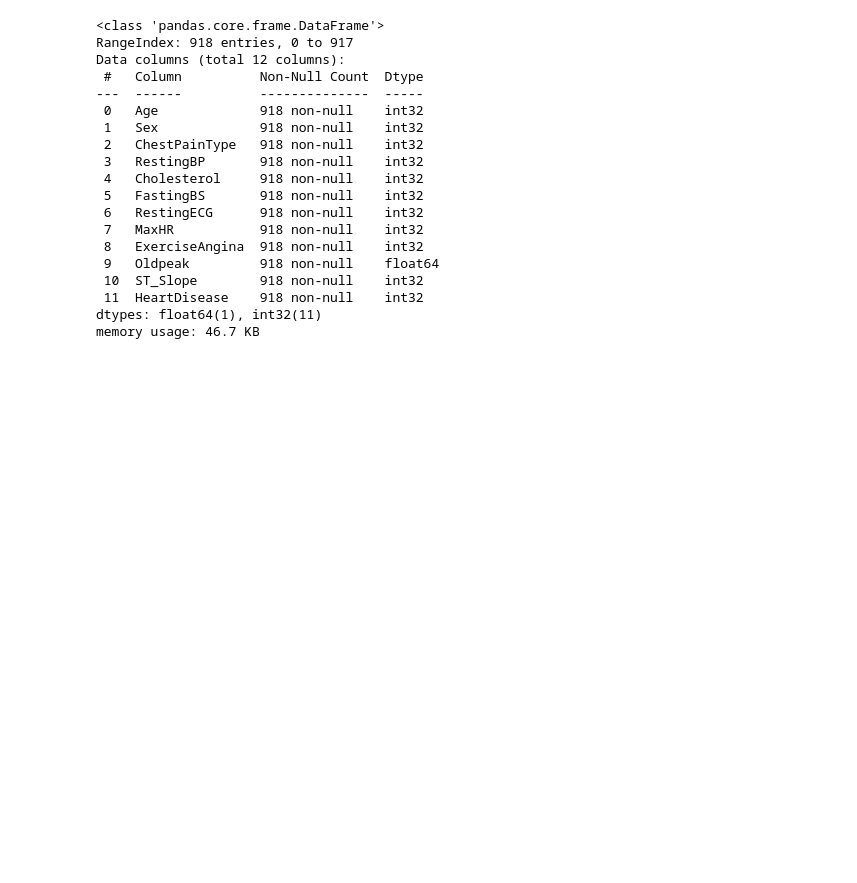
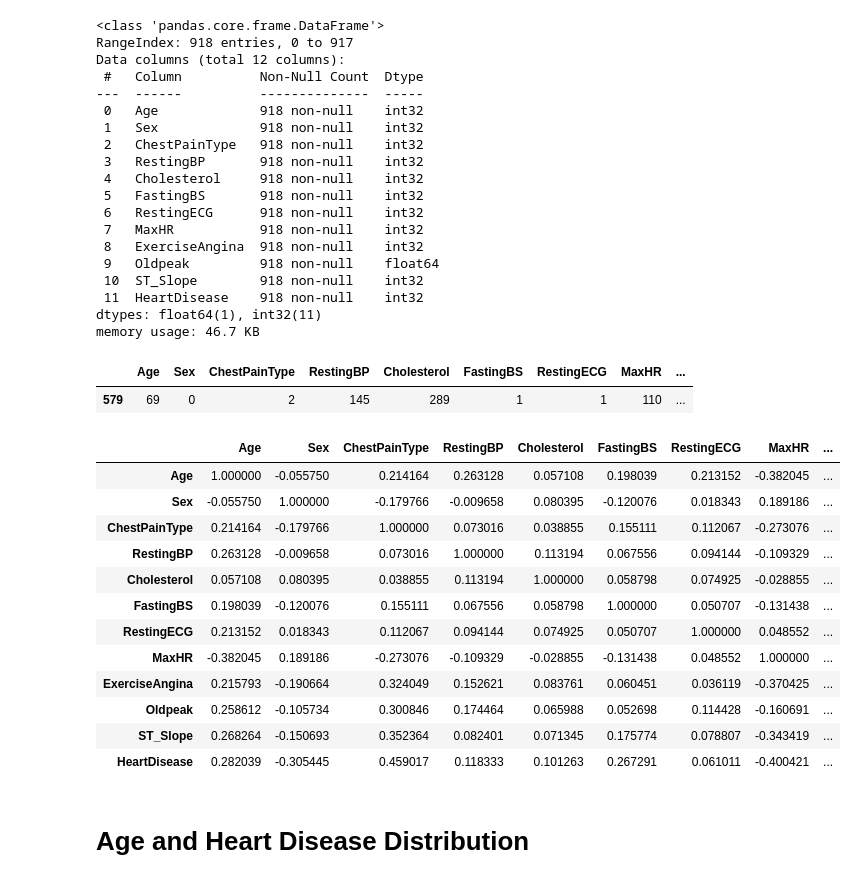
Before and after one commit to rahul22106/End-to-End-Heart-Disease-Prediction-System, a Jupyter notebook: notebook/research.ipynb, the cells around one changed output. Cells and saved outputs as stored; diff of their text form; code cells hidden in the pictures; blank space fills up the shorter version.

```diff
--- a/notebook/research.ipynb
+++ b/notebook/research.ipynb
@@ -240,0 +243,21 @@ memory usage: 46.7 KB
+# %%
+heart.sample()
+# %% [output]
+|  | Age | Sex | ChestPainType | RestingBP | Cholesterol | FastingBS | RestingECG | MaxHR | ... |
+| 579 | 69 | 0 | 2 | 145 | 289 | 1 | 1 | 110 | ... |
+# %%
+heart.corr()
+# %% [output]
+|  | Age | Sex | ChestPainType | RestingBP | Cholesterol | FastingBS | RestingECG | MaxHR | ... |
+| Age | 1.000000 | -0.055750 | 0.214164 | 0.263128 | 0.057108 | 0.198039 | 0.213152 | -0.382045 | ... |
+| Sex | -0.055750 | 1.000000 | -0.179766 | -0.009658 | 0.080395 | -0.120076 | 0.018343 | 0.189186 | ... |
+| ChestPainType | 0.214164 | -0.179766 | 1.000000 | 0.073016 | 0.038855 | 0.155111 | 0.112067 | -0.273076 | ... |
+| RestingBP | 0.263128 | -0.009658 | 0.073016 | 1.000000 | 0.113194 | 0.067556 | 0.094144 | -0.109329 | ... |
+| Cholesterol | 0.057108 | 0.080395 | 0.038855 | 0.113194 | 1.000000 | 0.058798 | 0.074925 | -0.028855 | ... |
+| FastingBS | 0.198039 | -0.120076 | 0.155111 | 0.067556 | 0.058798 | 1.000000 | 0.050707 | -0.131438 | ... |
+| RestingECG | 0.213152 | 0.018343 | 0.112067 | 0.094144 | 0.074925 | 0.050707 | 1.000000 | 0.048552 | ... |
+| MaxHR | -0.382045 | 0.189186 | -0.273076 | -0.109329 | -0.028855 | -0.131438 | 0.048552 | 1.000000 | ... |
+| ExerciseAngina | 0.215793 | -0.190664 | 0.324049 | 0.152621 | 0.083761 | 0.060451 | 0.036119 | -0.370425 | ... |
+| Oldpeak | 0.258612 | -0.105734 | 0.300846 | 0.174464 | 0.065988 | 0.052698 | 0.114428 | -0.160691 | ... |
+| ST_Slope | 0.268264 | -0.150693 | 0.352364 | 0.082401 | 0.071345 | 0.175774 | 0.078807 | -0.343419 | ... |
+| HeartDisease | 0.282039 | -0.305445 | 0.459017 | 0.118333 | 0.101263 | 0.267291 | 0.061011 | -0.400421 | ... |
@@ -240,0 +266,2 @@ memory usage: 46.7 KB
+# %% [markdown]
+# Age and Heart Disease Distribution
```
Also changed, not shown: parts of 19 cells of this notebook, 2 other files.
